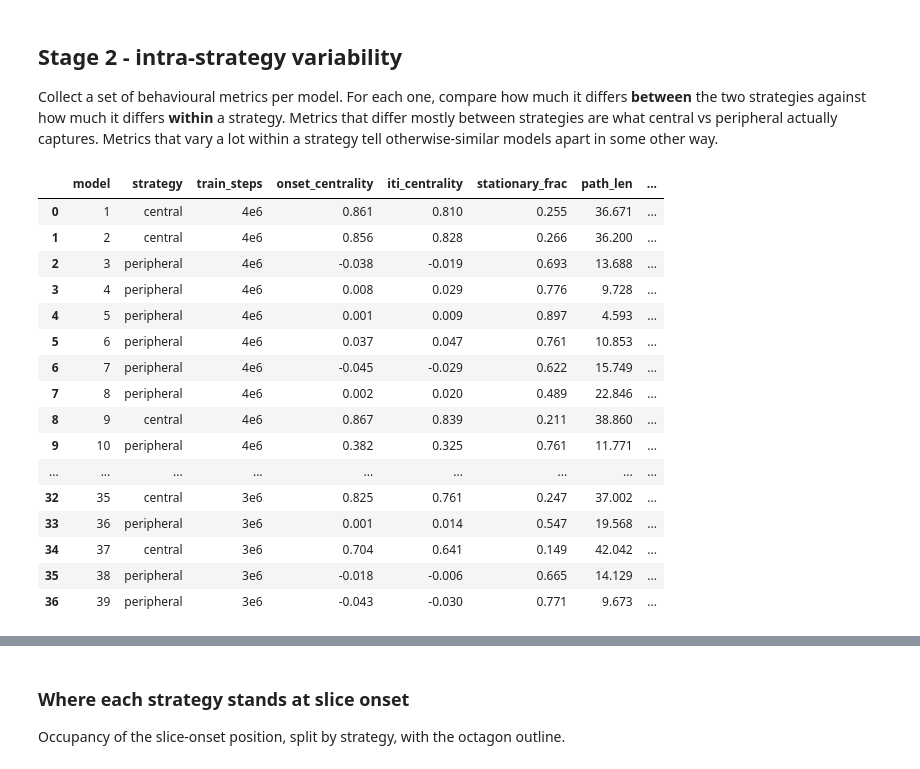
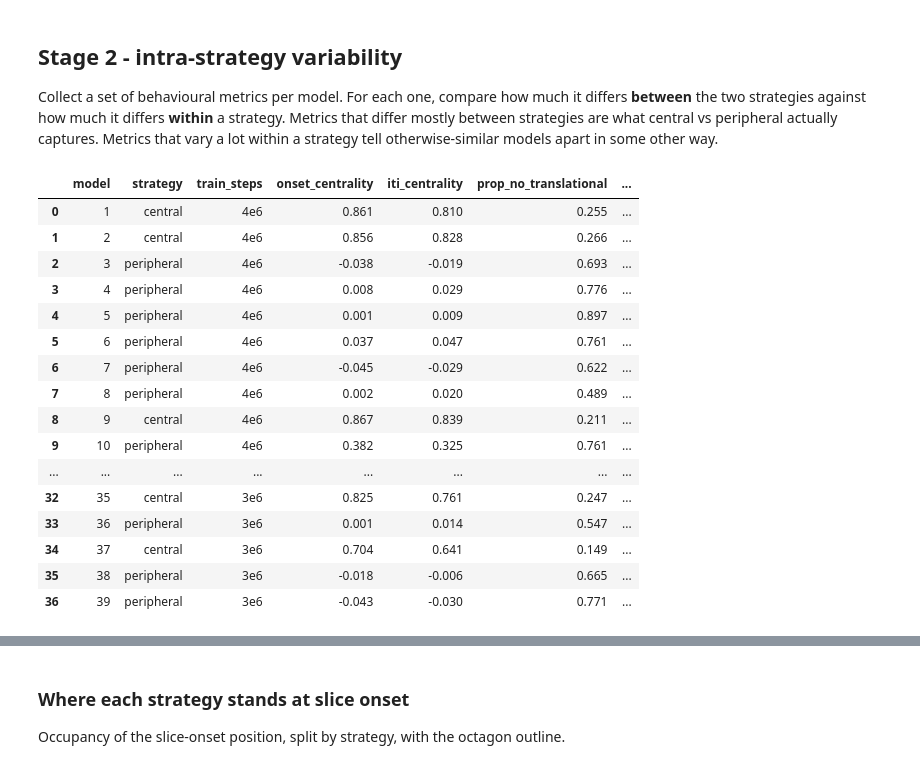
Before and after one commit to tomhagley6/octagon_analysis, a Jupyter notebook: demos/model_characterisation_demo.ipynb, the cells around one changed output, grey strips where cells are left out. Cells and saved outputs as stored; diff of their text form; code cells hidden in the pictures.

```diff
--- a/demos/model_characterisation_demo.ipynb
+++ b/demos/model_characterisation_demo.ipynb
@@ -48,7 +48,8 @@ CURRENT_FOV = 110.0                 # agent camera FoV (total degrees); get_wall
 FS = globals.RECORDING_FREQUENCY    # 50 Hz logging
 ARENA_RADIUS = 36.21 / 2            # octagon centred at (0, 0); centrality 1 = centre, 0 = wall
 ITI_EPOCHS = [globals.ITI, globals.TRIAL_STARTED]  # "ITI" here = trial end -> next slice onset
-STATIONARY_SPEED = 0.05             # units/frame; below this a frame counts as "not moving"
+STATIONARY_SPEED = 0.05             # units/frame; below this a frame counts as "not translating"
+STATIONARY_ROT = 0.5                # deg/frame; below this a frame counts as "not rotating"
 PLAYERS = (0, 1)                    # self-play: pool both agents
 # %%
 # the only deliberate parameter difference within the set is training length
@@ -90,7 +91,7 @@ def slice_onset_centrality(trial, player_id):
 
 def iti_metrics(df, player_id):
     ''' Return one row per ITI (trial end -> next slice onset) with scanning (yaw rotation),
-        movement (path length, stationary fraction) and resting centrality for one agent.
+        movement (path length, resting proportions) and resting centrality for one agent.
         Takes a session dataframe and player id. '''
     xcol = globals.PLAYER_LOC_DICT[player_id]['xloc']
     zcol = globals.PLAYER_LOC_DICT[player_id]['yloc']
@@ -101,20 +102,25 @@ def iti_metrics(df, player_id):
 
     rows = []
     for _, grp in df[is_iti].groupby(run_id[is_iti]):
-        yaw = grp[ycol].to_numpy(float); yaw = yaw[~np.isnan(yaw)]
-        x = grp[xcol].to_numpy(float); z = grp[zcol].to_numpy(float)
-        ok = ~np.isnan(x) & ~np.isnan(z); x, z = x[ok], z[ok]
-        if len(yaw) < 3 or len(x) < 3:
+        # mask x, z and yaw together so translation and rotation align frame-for-frame
+        x = grp[xcol].to_numpy(float); z = grp[zcol].to_numpy(float); yaw = grp[ycol].to_numpy(float)
+        ok = ~np.isnan(x) & ~np.isnan(z) & ~np.isnan(yaw); x, z, yaw = x[ok], z[ok], yaw[ok]
+        if len(x) < 3:
             continue
         unw = np.rad2deg(np.unwrap(np.deg2rad(yaw)))         # unwrap so large spins don't fold back
         step = np.hypot(np.diff(x), np.diff(z))              # per-frame translation
+        rot = np.abs(np.diff(unw))                           # per-frame rotation (degrees)
+        no_trans = step < STATIONARY_SPEED                   # frame with no translation
+        no_rot = rot < STATIONARY_ROT                        # frame with no rotation
         rows.append(dict(
             player=player_id,
-            n_frames=len(yaw),
+            n_frames=len(x),
             rot_range=float(unw.max() - unw.min()),
-            rot_total=float(np.abs(np.diff(unw)).sum()),
+            rot_total=float(rot.sum()),
             path_len=float(step.sum()),
-            stationary_frac=float(np.mean(step < STATIONARY_SPEED)),
+            prop_no_translational=float(np.mean(no_trans)),        # no translation (may still rotate)
+            prop_no_rotational=float(np.mean(no_rot)),             # no rotation (may still translate)
+            proportion_resting=float(np.mean(no_trans & no_rot)),  # neither: the all-zero action the penalty-break exempts
             iti_centrality=float(1 - np.mean(np.hypot(x, z)) / ARENA_RADIUS),
         ))
     return pd.DataFrame(rows)
@@ -346,54 +352,55 @@ peripheral    11   10
 Collect a set of behavioural metrics per model. For each one, compare how much it differs **between** the two strategies against how much it differs **within** a strategy. Metrics that differ mostly between strategies are what central vs peripheral actually captures. Metrics that vary a lot within a strategy tell otherwise-similar models apart in some other way.
 # %%
 # average ITI behaviour per model, pooled over agents
-iti_by_model = (iti_df.groupby('model')[['stationary_frac', 'path_len', 'rot_total', 'iti_centrality']]
+iti_by_model = (iti_df.groupby('model')[['prop_no_translational', 'prop_no_rotational',
+                'proportion_resting', 'path_len', 'rot_total', 'iti_centrality']]
                 .mean().reset_index())
 
 # summarise wall visibility per model
 vis_by_model = vis_df.groupby('model').agg(
     frac_visible_at_onset=('visible_at_onset', 'mean'),
     frac_never_visible=('ever_visible', lambda s: 1 - s.mean())).reset_index()
 late = vis_df[(~vis_df['visible_at_onset']) & vis_df['ever_visible']]
 vis_by_model = vis_by_model.merge(
     late.groupby('model')['latency_s'].mean().rename('latency_s').reset_index(),
     on='model', how='left')
 
 # completion-time quality per model: fraction of trials slower than 5 s (slice onset -> trigger)
 rt_by_model = rt_df.groupby('model').agg(
     frac_trials_over_5s=('rt_s', lambda s: float(np.mean(s > 5))),
 ).reset_index()
 
 # compute per-model scoring on player SCORE (not reward): P(High) and agent 0 mean terminal score
 score_by_model = score_df.groupby('model').agg(
     p_high=('winner_score', lambda s: float(np.mean(np.isclose(s, 1.0)))),
     mean_score=('score_p0', 'mean')).reset_index()
 
 fingerprint = (model_meta
                .merge(iti_by_model, on='model')
                .merge(vis_by_model, on='model')
                .merge(rt_by_model, on='model')
                .merge(score_by_model, on='model'))
-FP_METRICS = ['onset_centrality', 'iti_centrality', 'stationary_frac', 'path_len', 'rot_total',
-              'frac_visible_at_onset', 'latency_s', 'frac_never_visible', 'frac_trials_over_5s',
-              'p_high', 'mean_score']
+FP_METRICS = ['onset_centrality', 'iti_centrality', 'prop_no_translational', 'prop_no_rotational',
+              'proportion_resting', 'path_len', 'rot_total', 'frac_visible_at_onset', 'latency_s',
+              'frac_never_visible', 'frac_trials_over_5s', 'p_high', 'mean_score']
 fingerprint[['model', 'strategy', 'train_steps'] + FP_METRICS].round(3)
 # %% [output]
-|  | model | strategy | train_steps | onset_centrality | iti_centrality | stationary_frac | path_len | ... |
-| 0 | 1 | central | 4e6 | 0.861 | 0.810 | 0.255 | 36.671 | ... |
-| 1 | 2 | central | 4e6 | 0.856 | 0.828 | 0.266 | 36.200 | ... |
-| 2 | 3 | peripheral | 4e6 | -0.038 | -0.019 | 0.693 | 13.688 | ... |
-| 3 | 4 | peripheral | 4e6 | 0.008 | 0.029 | 0.776 | 9.728 | ... |
-| 4 | 5 | peripheral | 4e6 | 0.001 | 0.009 | 0.897 | 4.593 | ... |
-| 5 | 6 | peripheral | 4e6 | 0.037 | 0.047 | 0.761 | 10.853 | ... |
-| 6 | 7 | peripheral | 4e6 | -0.045 | -0.029 | 0.622 | 15.749 | ... |
-| 7 | 8 | peripheral | 4e6 | 0.002 | 0.020 | 0.489 | 22.846 | ... |
-| 8 | 9 | central | 4e6 | 0.867 | 0.839 | 0.211 | 38.860 | ... |
-| 9 | 10 | peripheral | 4e6 | 0.382 | 0.325 | 0.761 | 11.771 | ... |
-| ... | ... | ... | ... | ... | ... | ... | ... | ... |
-| 32 | 35 | central | 3e6 | 0.825 | 0.761 | 0.247 | 37.002 | ... |
-| 33 | 36 | peripheral | 3e6 | 0.001 | 0.014 | 0.547 | 19.568 | ... |
-| 34 | 37 | central | 3e6 | 0.704 | 0.641 | 0.149 | 42.042 | ... |
-| 35 | 38 | peripheral | 3e6 | -0.018 | -0.006 | 0.665 | 14.129 | ... |
-| 36 | 39 | peripheral | 3e6 | -0.043 | -0.030 | 0.771 | 9.673 | ... |
+|  | model | strategy | train_steps | onset_centrality | iti_centrality | prop_no_translational | ... |
+| 0 | 1 | central | 4e6 | 0.861 | 0.810 | 0.255 | ... |
+| 1 | 2 | central | 4e6 | 0.856 | 0.828 | 0.266 | ... |
+| 2 | 3 | peripheral | 4e6 | -0.038 | -0.019 | 0.693 | ... |
+| 3 | 4 | peripheral | 4e6 | 0.008 | 0.029 | 0.776 | ... |
+| 4 | 5 | peripheral | 4e6 | 0.001 | 0.009 | 0.897 | ... |
+| 5 | 6 | peripheral | 4e6 | 0.037 | 0.047 | 0.761 | ... |
+| 6 | 7 | peripheral | 4e6 | -0.045 | -0.029 | 0.622 | ... |
+| 7 | 8 | peripheral | 4e6 | 0.002 | 0.020 | 0.489 | ... |
+| 8 | 9 | central | 4e6 | 0.867 | 0.839 | 0.211 | ... |
+| 9 | 10 | peripheral | 4e6 | 0.382 | 0.325 | 0.761 | ... |
+| ... | ... | ... | ... | ... | ... | ... | ... |
+| 32 | 35 | central | 3e6 | 0.825 | 0.761 | 0.247 | ... |
+| 33 | 36 | peripheral | 3e6 | 0.001 | 0.014 | 0.547 | ... |
+| 34 | 37 | central | 3e6 | 0.704 | 0.641 | 0.149 | ... |
+| 35 | 38 | peripheral | 3e6 | -0.018 | -0.006 | 0.665 | ... |
+| 36 | 39 | peripheral | 3e6 | -0.043 | -0.030 | 0.771 | ... |
 # %%
 # for each metric, measure the share of its spread that falls between the two strategies (eta^2),
```
Also changed, not shown: parts of 9 cells of this notebook, 1 other file.
